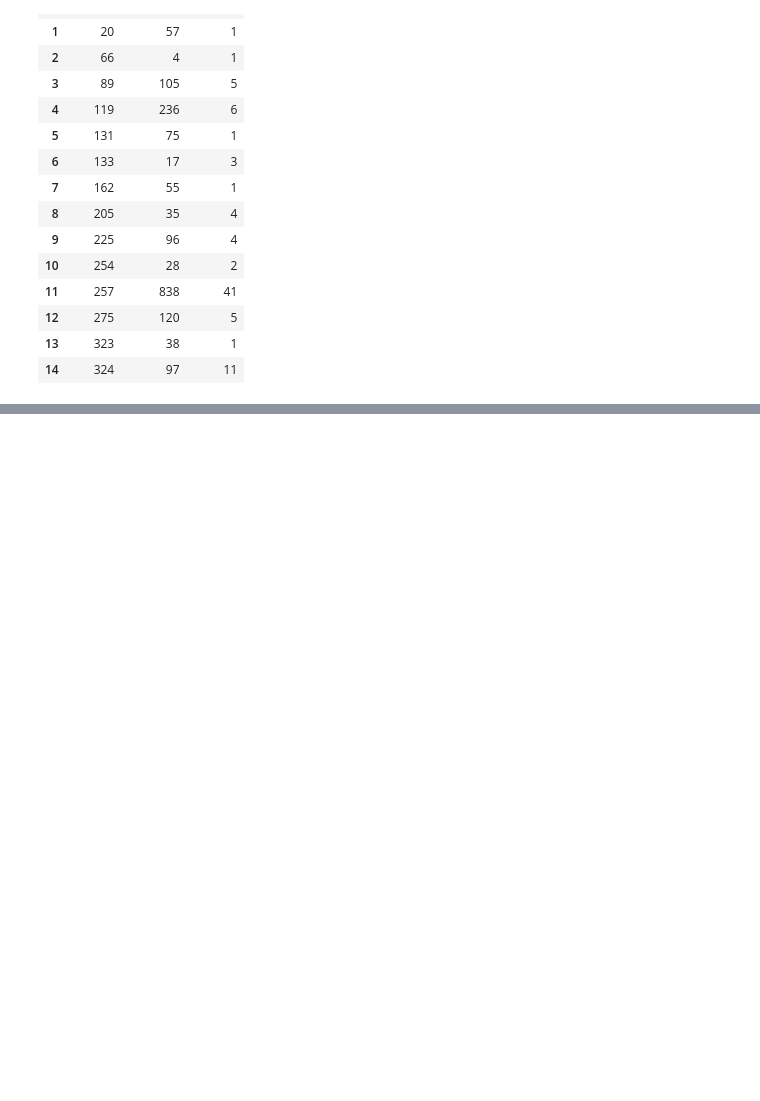
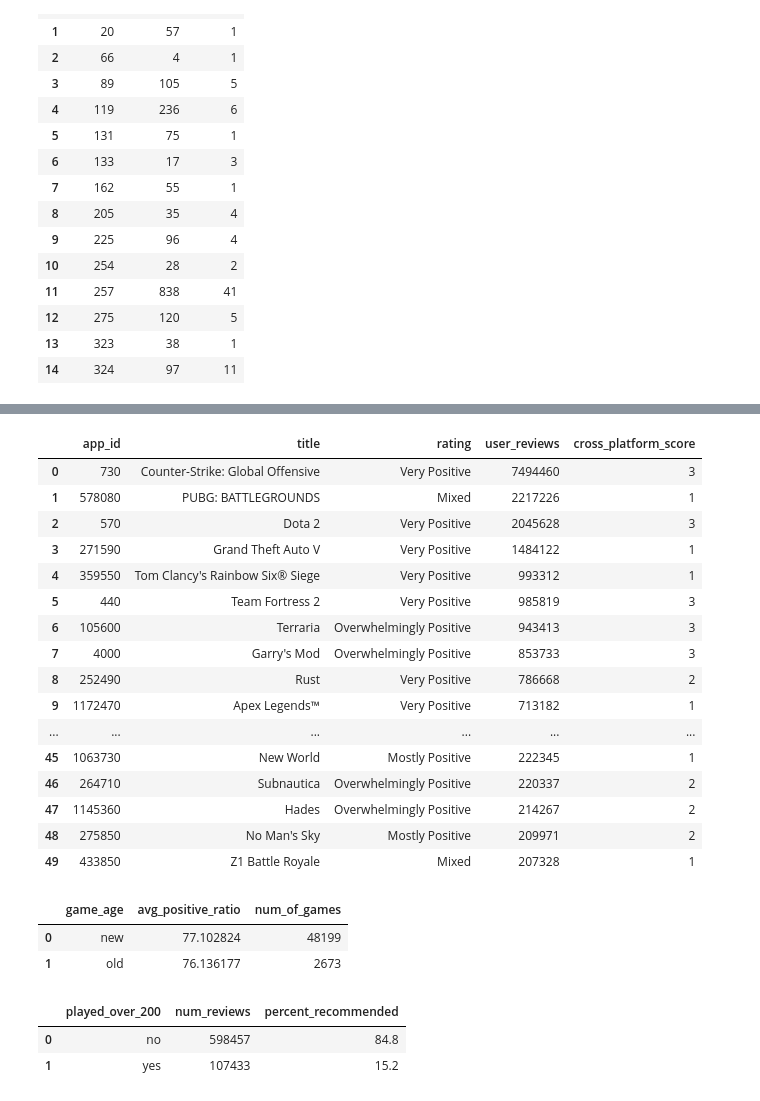
Before and after one commit to Subbu5602/Steam-Recommendations-SQL-Pipeline, a Jupyter notebook: DataLoading.ipynb, the cells around one changed output, grey strips where cells are left out. Cells and saved outputs as stored; diff of their text form; code cells hidden in the pictures; blank space fills up the shorter version.

Commit message:
Milestone 3: add 5 core SQL queries (JOIN, GROUP BY, WHERE, ORDER BY, aggregate)~

```diff
--- a/DataLoading.ipynb
+++ b/DataLoading.ipynb
@@ -132,0 +176,40 @@ pd.read_sql_query("select * from Games limit 15;",connection)
+# %%
+pd.read_sql_query("""select app_id,title,rating,user_reviews,win+mac+linux as cross_platform_score
+from games order by user_reviews desc
+limit 50;""",connection)
+# %% [output]
+|  | app_id | title | rating | user_reviews | cross_platform_score |
+| 0 | 730 | Counter-Strike: Global Offensive | Very Positive | 7494460 | 3 |
+| 1 | 578080 | PUBG: BATTLEGROUNDS | Mixed | 2217226 | 1 |
+| 2 | 570 | Dota 2 | Very Positive | 2045628 | 3 |
+| 3 | 271590 | Grand Theft Auto V | Very Positive | 1484122 | 1 |
+| 4 | 359550 | Tom Clancy's Rainbow Six® Siege | Very Positive | 993312 | 1 |
+| 5 | 440 | Team Fortress 2 | Very Positive | 985819 | 3 |
+| 6 | 105600 | Terraria | Overwhelmingly Positive | 943413 | 3 |
+| 7 | 4000 | Garry's Mod | Overwhelmingly Positive | 853733 | 3 |
+| 8 | 252490 | Rust | Very Positive | 786668 | 2 |
+| 9 | 1172470 | Apex Legends™ | Very Positive | 713182 | 1 |
+| ... | ... | ... | ... | ... | ... |
+| 45 | 1063730 | New World | Mostly Positive | 222345 | 1 |
+| 46 | 264710 | Subnautica | Overwhelmingly Positive | 220337 | 2 |
+| 47 | 1145360 | Hades | Overwhelmingly Positive | 214267 | 2 |
+| 48 | 275850 | No Man's Sky | Mostly Positive | 209971 | 2 |
+| 49 | 433850 | Z1 Battle Royale | Mixed | 207328 | 1 |
+# %%
+pd.read_sql_query("""select case when strftime('%Y',date_release)<='2013' then "old"
+else "new" end as game_age, avg(positive_ratio) as avg_positive_ratio,
+count(*) as num_of_games from games group by game_age;""",connection)
+# %% [output]
+|  | game_age | avg_positive_ratio | num_of_games |
+| 0 | new | 77.102824 | 48199 |
+| 1 | old | 76.136177 | 2673 |
+# %%
+pd.read_sql_query("""select case when hours>200 then 'yes' else 'no' end as played_over_200,
+count(*) as num_reviews, round(100.0*count(*)/(select count(*) from recommendations
+where is_recommended=1),1) as percent_recommended from recommendations
+where is_recommended = 1 group by played_over_200;
+""",connection)
+# %% [output]
+|  | played_over_200 | num_reviews | percent_recommended |
+| 0 | no | 598457 | 84.8 |
+| 1 | yes | 107433 | 15.2 |
```
Also changed, not shown: parts of 2 cells of this notebook, 5 other files.
